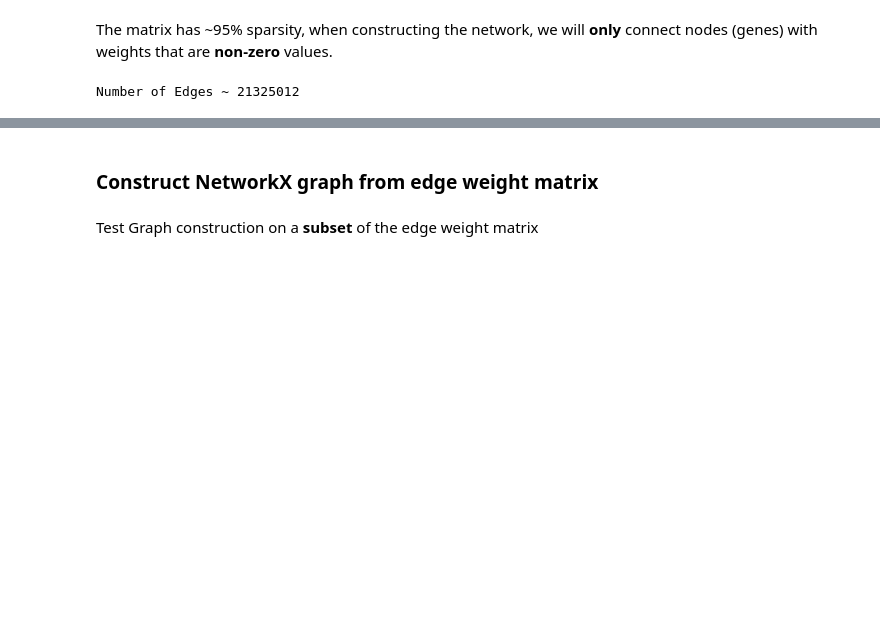
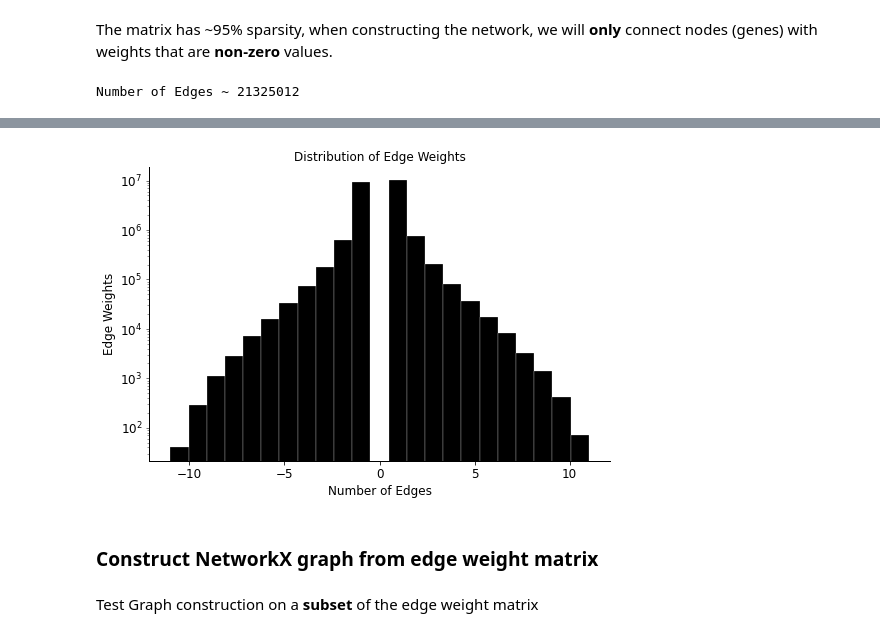
Before and after one commit to vargasr39/Gates-MRI, a Jupyter notebook: Py construct network.ipynb, the cells around one changed output, grey strips where cells are left out. Drawn from its saved outputs; the diff is of its cells as text; code cells hidden in the pictures; blank space fills up the shorter version.

```diff
--- a/Py construct network.ipynb
+++ b/Py construct network.ipynb
@@ -120,3 +182,32 @@ Number of Edges ~ 21325012
+# %%
+fig , ax = plt.subplots()
+
+n , bins , patches = plt.hist(edge_weight_array , bins = 23 , color = 'k' , rwidth = 1.0 , edgecolor='white', linewidth=0.25)
+
+plt.title('Distribution of Edge Weights', fontsize = 12, color = 'k')
+plt.xlabel('Number of Edges', fontsize = 12, color = 'k')
+plt.ylabel('Edge Weights' , fontsize = 12, color = 'k')
+
+ax.spines['right'].set_visible(False)
+ax.spines['top'].set_visible(False)
+ax.grid(False)
+ax.set_yscale('log')
+
+ax.tick_params(labelcolor = 'k')
+
+fig = plt.gcf()
+fig.set_size_inches(7.5, 5.25)
+fig.tight_layout()
+
+plt.tick_params(axis='y', which='major', labelsize=12 , labelcolor = 'k')
+plt.tick_params(axis='x', which='major', labelsize=12 , labelcolor = 'k')
+
+#file_name = '/n/data1/hms/dbmi/farhat/Roger/homoplasy_project/Figures/lab_meeting_12_12_19/pairwise_SNP_distance/distribution_of_pairwise_SNP_distances.png'
+#plt.savefig(file_name, bbox_inches='tight', dpi = 300 , transparent = True)
+
+plt.show()
+# %% [output]
+[figure, added]
 # %% [markdown]
 ### Construct NetworkX graph from edge weight matrix
 # %% [markdown]
```
Also changed, not shown: parts of 8 cells of this notebook, 6 other files.
